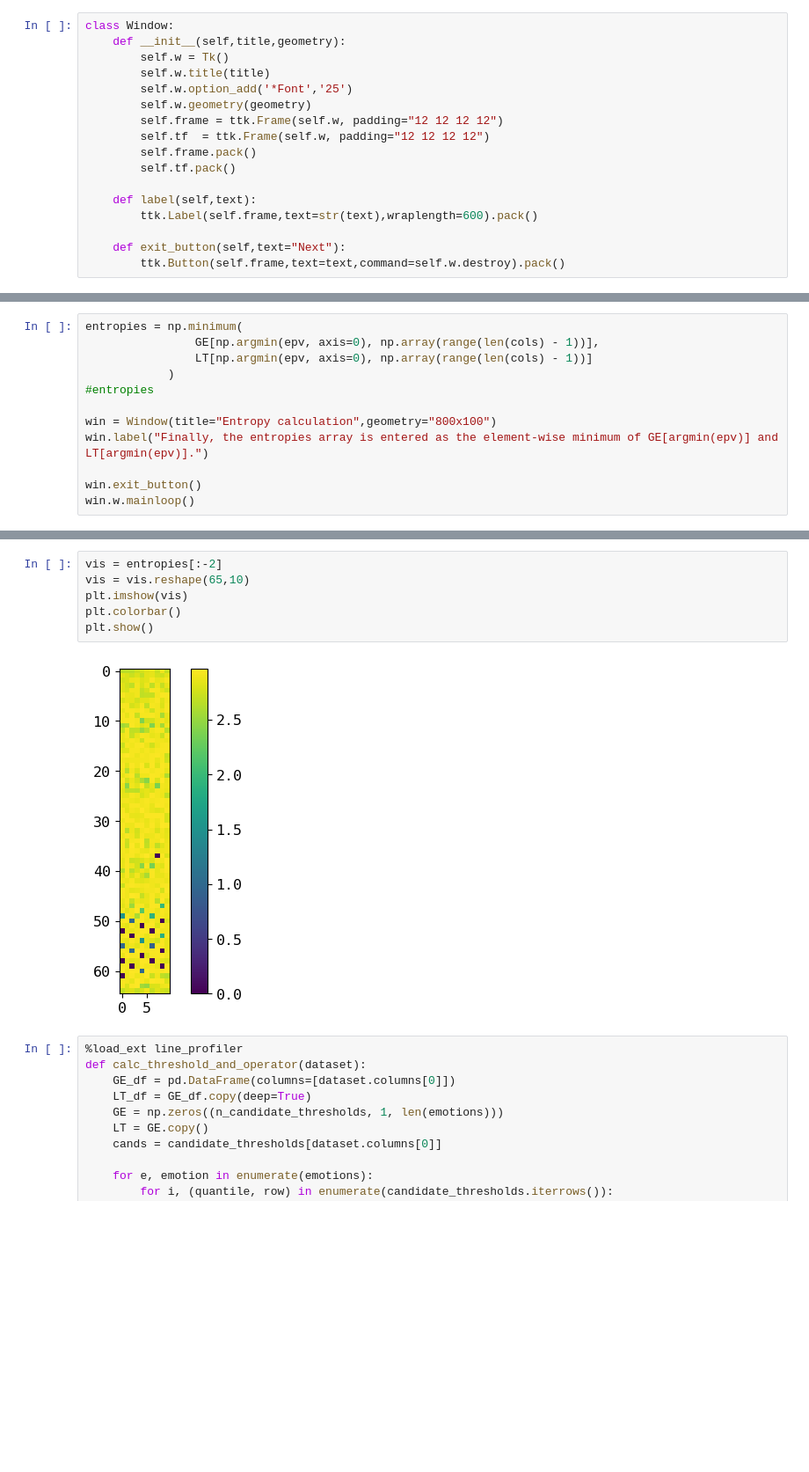
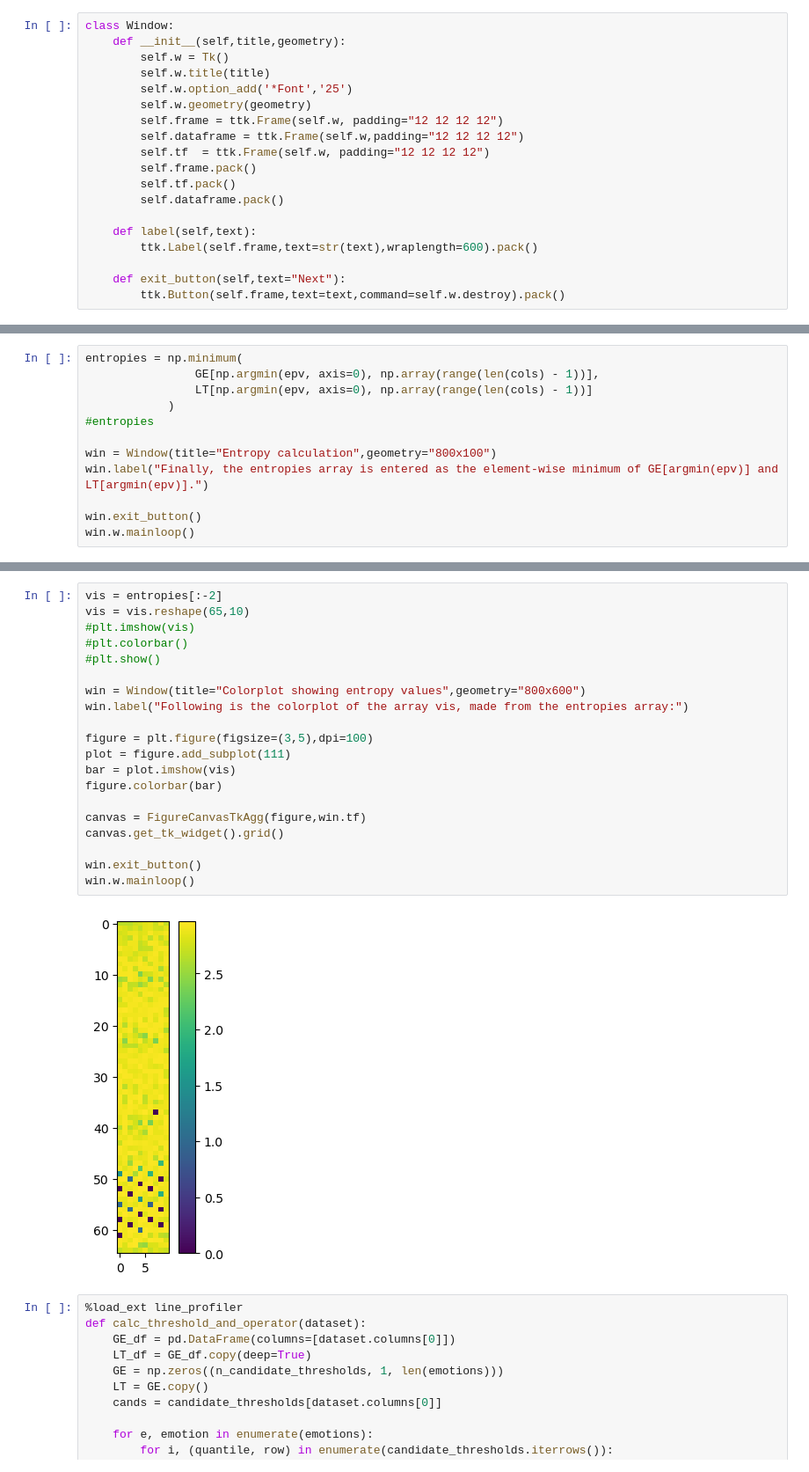
Before and after one commit to greenfish8090/Emotion-Recognition, a Jupyter notebook: Ant Miner.ipynb, the cells around one changed output, grey strips where cells are left out. Shown: that part at 88% size. Saved outputs shown, nothing was run; the diff lists cells and outputs as text; blank space fills up the shorter version.

```diff
--- a/Ant Miner.ipynb
+++ b/Ant Miner.ipynb
@@ -36,9 +36,11 @@ class Window:
         self.w.option_add('*Font','25')
         self.w.geometry(geometry)
         self.frame = ttk.Frame(self.w, padding="12 12 12 12")
+        self.dataframe = ttk.Frame(self.w,padding="12 12 12 12")
         self.tf  = ttk.Frame(self.w, padding="12 12 12 12")
         self.frame.pack()
         self.tf.pack()
+        self.dataframe.pack()
 
     def label(self,text):
         ttk.Label(self.frame,text=str(text),wraplength=600).pack()
@@ -204,11 +222,25 @@ plt.show()
 # %%
 vis = entropies[:-2]
 vis = vis.reshape(65,10)
-plt.imshow(vis)
-plt.colorbar()
-plt.show()
+#plt.imshow(vis)
+#plt.colorbar()
+#plt.show()
+
+win = Window(title="Colorplot showing entropy values",geometry="800x600")
+win.label("Following is the colorplot of the array vis, made from the entropies array:")
+
+figure = plt.figure(figsize=(3,5),dpi=100)
+plot = figure.add_subplot(111)
+bar = plot.imshow(vis)
+figure.colorbar(bar)
+
+canvas = FigureCanvasTkAgg(figure,win.tf)
+canvas.get_tk_widget().grid()
+
+win.exit_button()
+win.w.mainloop()
 # %% [output]
-[figure, old version]
+[figure, new version]
 # %%
 %load_ext line_profiler
 def calc_threshold_and_operator(dataset):
```
Also changed, not shown: parts of 5 cells of this notebook.
